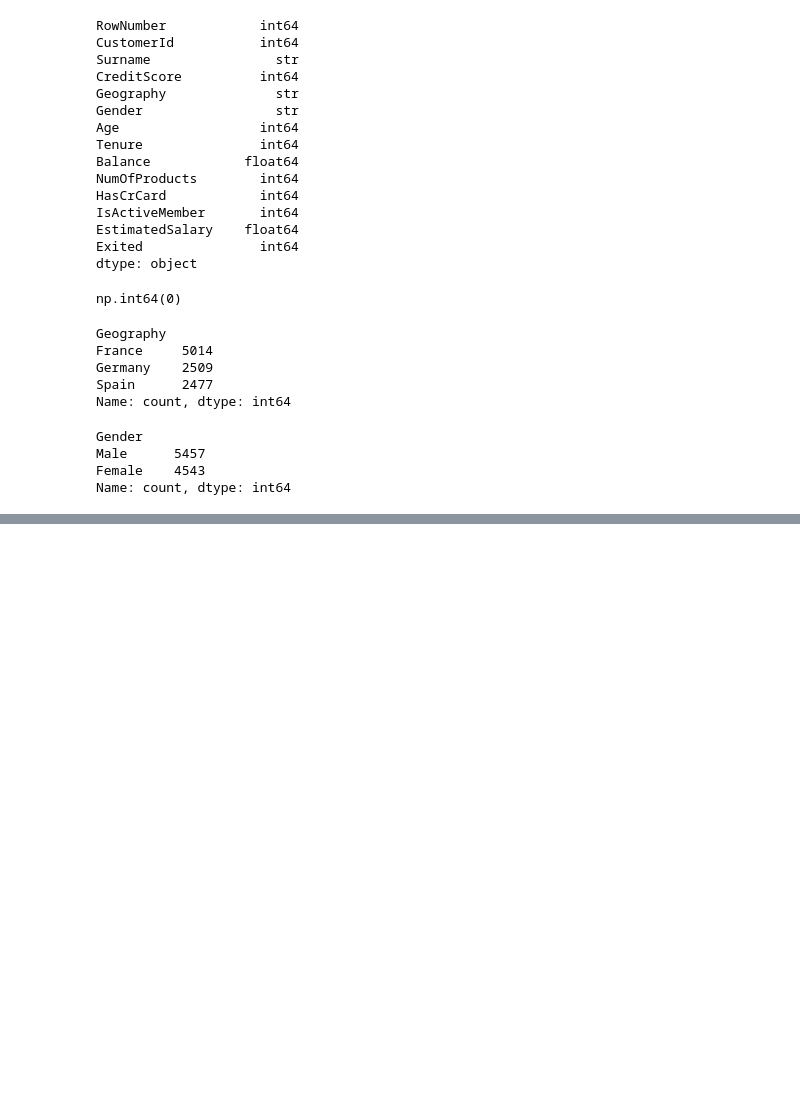
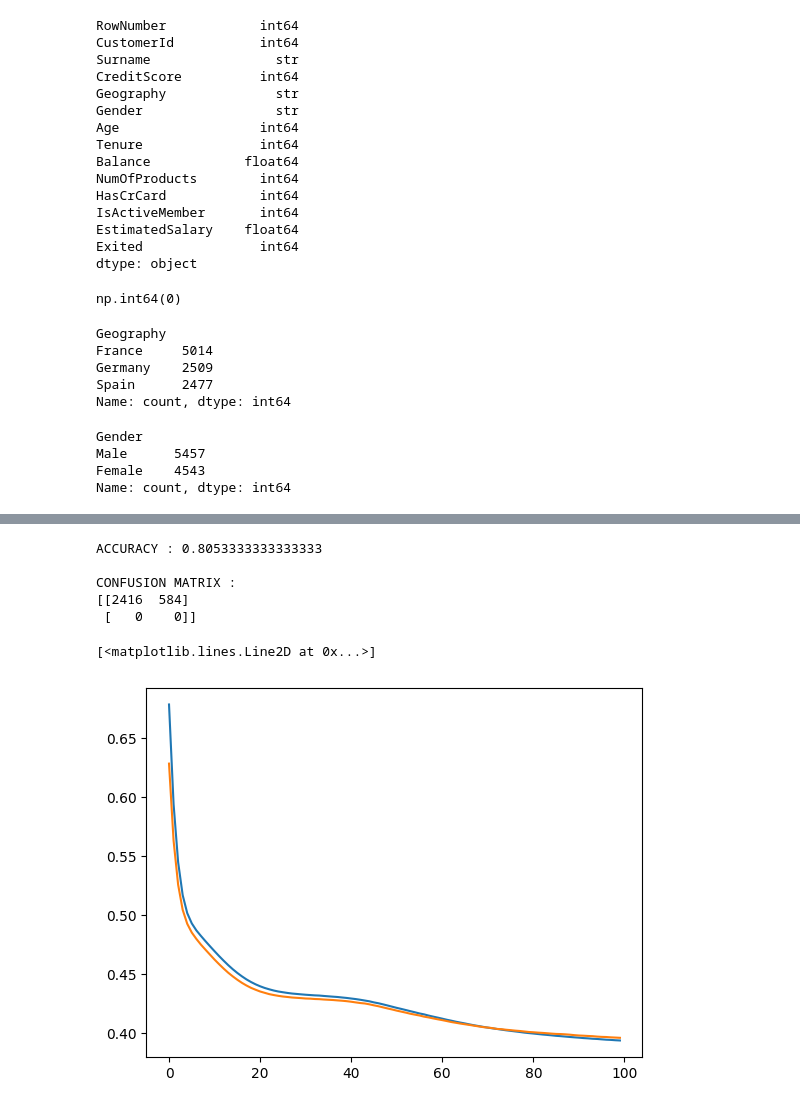
Before and after one commit to pradhans369/Deep_Learning, a Jupyter notebook: 2_3_1.ipynb, the cells around one changed output, grey strips where cells are left out. Drawn from its saved outputs; the diff is of its cells as text; code cells hidden in the pictures; blank space fills up the shorter version.

```diff
--- a/2_3_1.ipynb
+++ b/2_3_1.ipynb
@@ -127,0 +139,2 @@ from sklearn.preprocessing import StandardScaler
+# %%
+model = Sequential()
@@ -127,0 +147,9 @@ from sklearn.preprocessing import StandardScaler
+# %%
+model.add(Dense(3, activation='sigmoid', input_dim=11))                         # first hidden layer with 3 neurons
+# 3 -- a layer with 3 neurons
+# input_dim=11 -- tells the model that the dataset has 11 input features
+# activation='sigmoid' -- tells the model to use sigmoid function
+
+
+model.add(Dense(2, activation='sigmoid'))                                       # second hidden layer with 2 neuron
+model.add(Dense(1, activation='sigmoid'))                                       # third hidden layer with 1 neuron
@@ -127,0 +190,8 @@ from sklearn.preprocessing import StandardScaler
+# %%
+# in this you put the loss functions and various other parameters to be used in the model
+
+model.compile(optimizer='Adam', loss='binary_crossentropy', metrics=['accuracy'])
+
+# optimizer='Adam' -- The optimizer is the algorithm that updates the weights to reduce the error.
+# loss='binary_crossentropy' -- The loss function is how the model calculates how wrong it is.
+# metrics=['accuracy'] -- While the model uses "Loss" to learn, we humans prefer to see "Accuracy."
@@ -127,0 +246,2 @@ from sklearn.preprocessing import StandardScaler
+# %%
+history = model.fit(x_train,y_train,batch_size=50,epochs=100,verbose=1,validation_split=0.2)
@@ -127,0 +284,10 @@ from sklearn.preprocessing import StandardScaler
+# %%
+print(f"ACCURACY : {accuracy_score(prediction, y_test)}")
+print()
+print(f"CONFUSION MATRIX : \n{confusion_matrix(prediction, y_test)}")
+# %% [output]
+ACCURACY : 0.8053333333333333
+
+CONFUSION MATRIX :
+[[2416  584]
+ [   0    0]]
@@ -127,0 +296,6 @@ from sklearn.preprocessing import StandardScaler
+# %%
+plt.plot(history.history['loss'])
+plt.plot(history.history['val_loss'])
+# %% [output]
+[<matplotlib.lines.Line2D at 0x...>]
+[figure, added]
```
Also changed, not shown: parts of 23 cells of this notebook.
